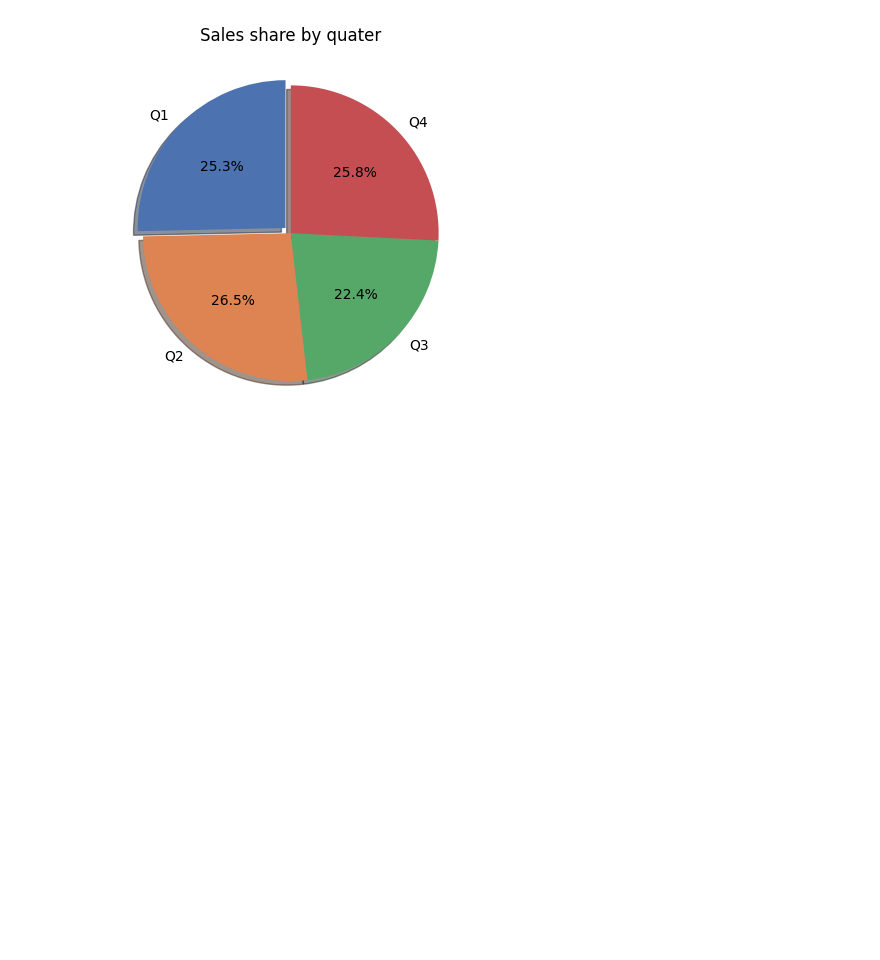
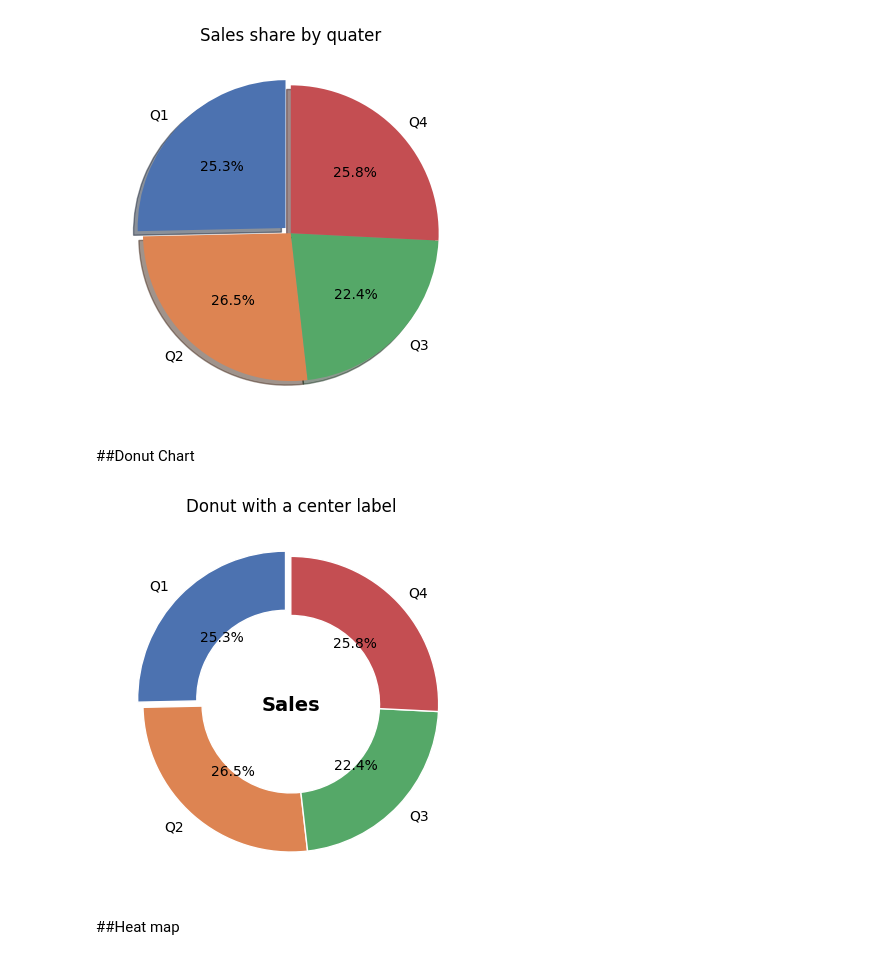
Before and after one commit to faridsimba87-cpu/CDAV, a Jupyter notebook: visualization.ipynb, the cells around one changed output. Cells and saved outputs as stored; diff of their text form; code cells hidden in the pictures; blank space fills up the shorter version.

```diff
--- a/visualization.ipynb
+++ b/visualization.ipynb
@@ -461,3 +461,21 @@ ax.set_title("Sales share by quater")
 plt.show()
 # %% [output]
 [figure]
+# %% [markdown]
+##Donut Chart
+# %%
+fig, ax = plt.subplots()
+ax.pie(by_q, labels=by_q.index,
+       colors=colors,
+       autopct="%.1f%%",
+       startangle=90,
+       explode=[0.05,0,0,0],
+       wedgeprops=dict(width=0.4, edgecolor="white"))
+ax.text(0,0, "Sales", ha="center", va="center",
+        fontweight="bold", fontsize=14)
+ax.set_title("Donut with a center label")
+plt.show()
+# %% [output]
+[figure, added]
+# %% [markdown]
+##Heat map
```
